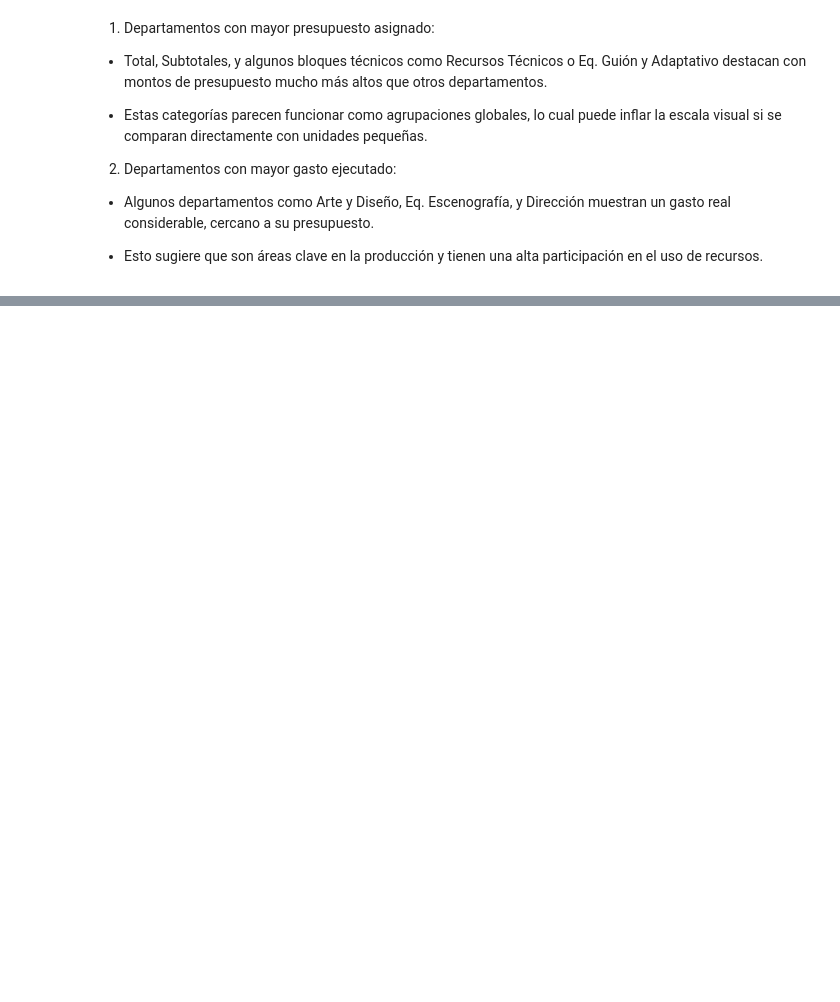
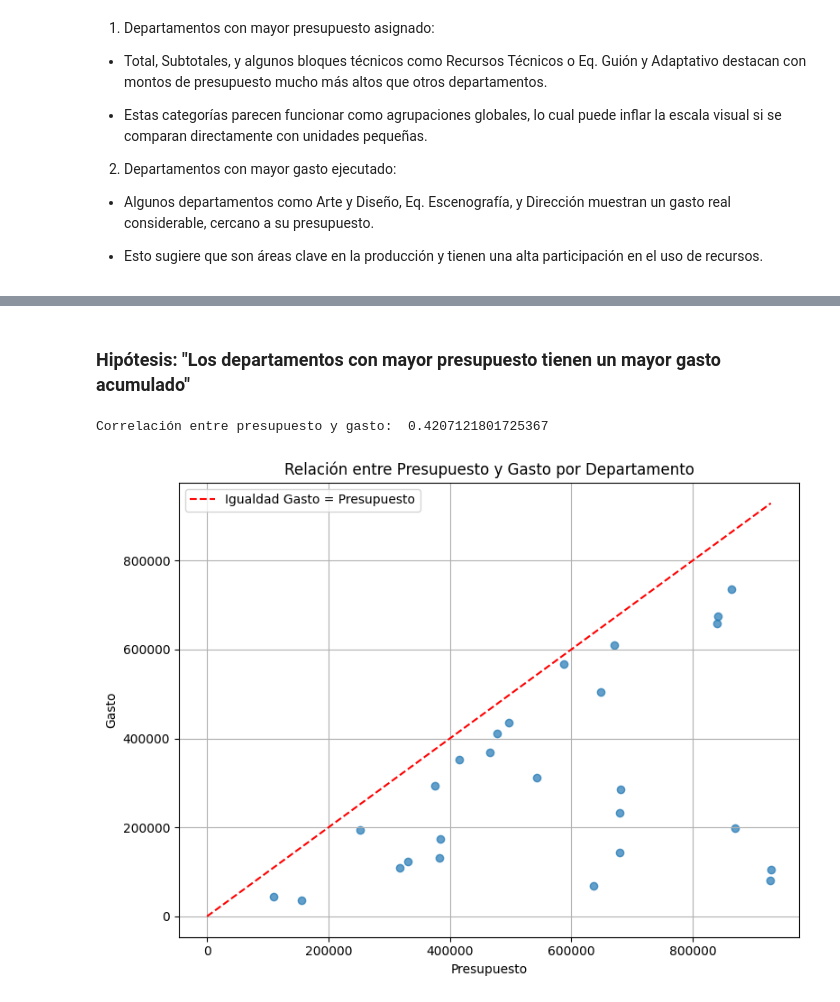
Before and after one commit to BertecM/Explore-proy, a Jupyter notebook: gastos_producciones.ipynb, the cells around one changed output, grey strips where cells are left out. Saved outputs shown, nothing was run; the diff lists cells and outputs as text; code cells hidden in the pictures; blank space fills up the shorter version.

```diff
--- a/gastos_producciones.ipynb
+++ b/gastos_producciones.ipynb
@@ -132,0 +139,25 @@ fig.show()
+# %% [markdown]
+### Hipótesis: "Los departamentos con mayor presupuesto tienen un mayor gasto acumulado"
+# %%
+# Calcular la correlación de Pearson entre Presupuesto y Gasto
+correlation = df_resumen["PRESUPUESTO"].corr(df_resumen["GASTO"])
+print("Correlación entre presupuesto y gasto: ", correlation)
+
+# Gráfico de dispersión con línea de tendencia
+plt.figure(figsize=(8, 6))
+plt.scatter(df_resumen["PRESUPUESTO"], df_resumen["GASTO"], alpha=0.7)
+plt.title("Relación entre Presupuesto y Gasto por Departamento")
+plt.xlabel("Presupuesto")
+plt.ylabel("Gasto")
+plt.grid(True)
+
+# Añadir línea de referencia 1:1 para comparar igualdad
+max_val = max(df_resumen["PRESUPUESTO"].max(), df_resumen["GASTO"].max())
+plt.plot([0, max_val], [0, max_val], color='red', linestyle='--', label='Igualdad Gasto = Presupuesto')
+plt.legend()
+
+plt.tight_layout()
+plt.show()
+# %% [output]
+Correlación entre presupuesto y gasto:  0.4207121801725367
+[figure, added]
```
Also changed, not shown: parts of 22 cells of this notebook.
